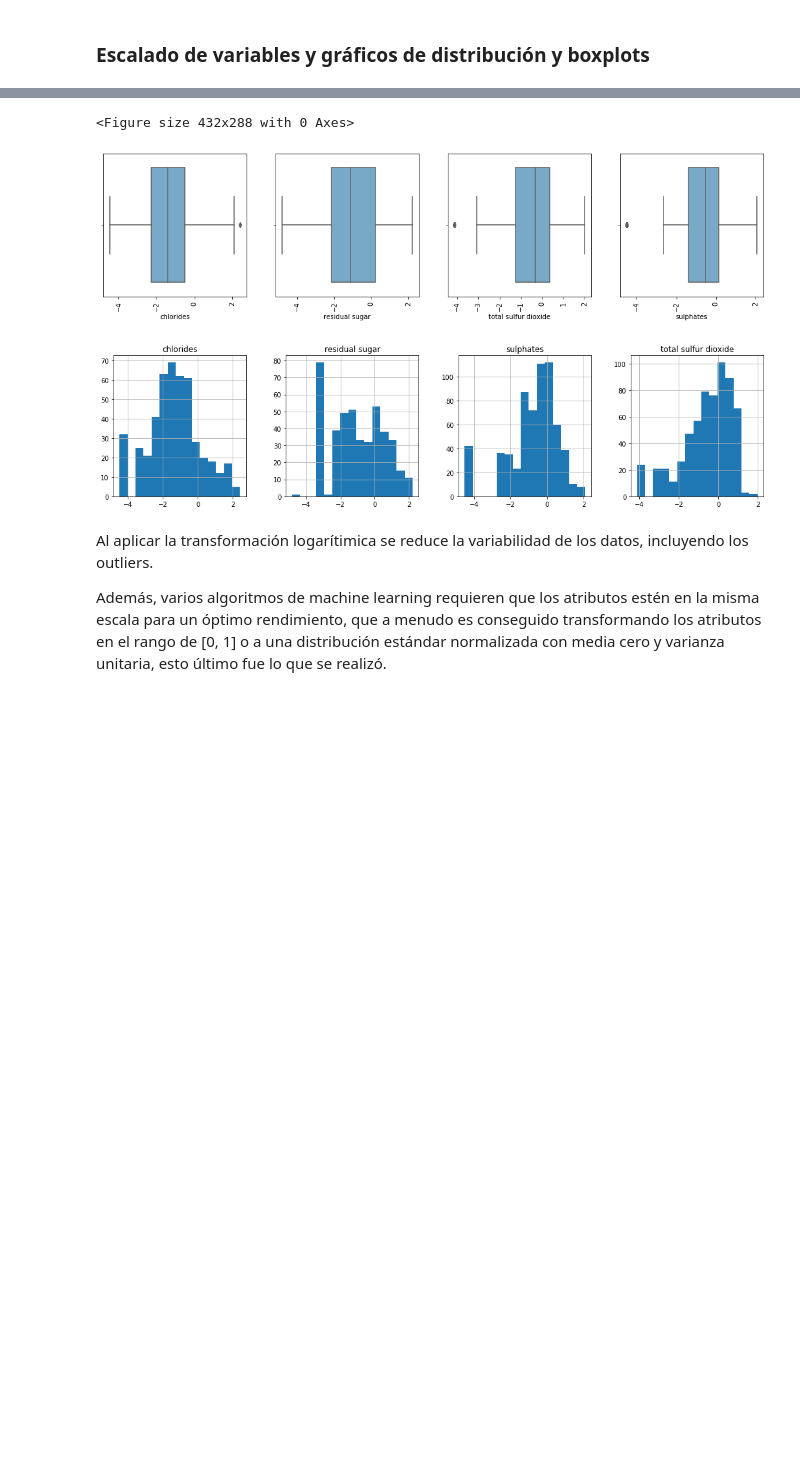
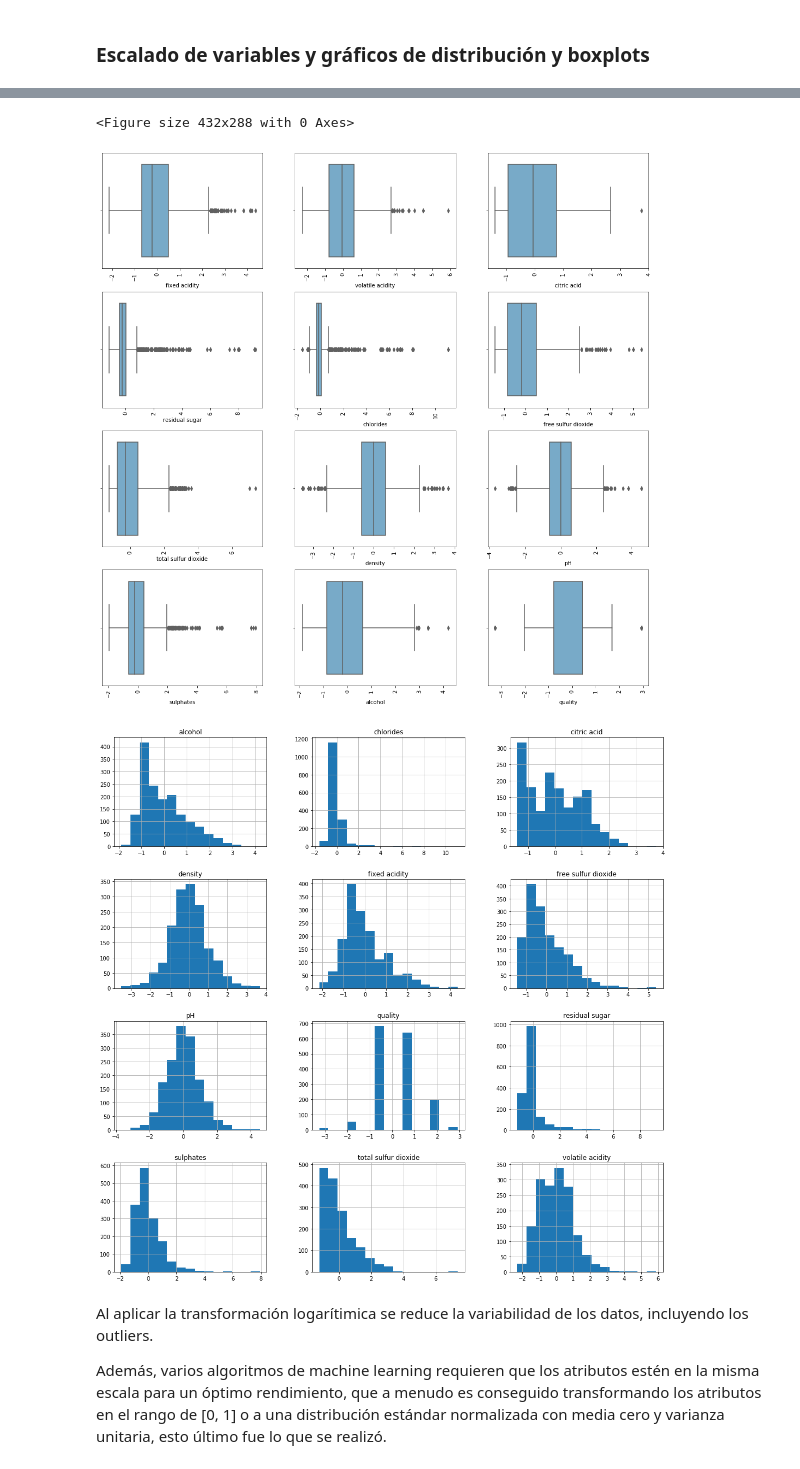
Before and after one commit to danoffn/Data-Science, a Jupyter notebook: 3 - Machine Learning/01 - Regularización/Desafio.ipynb, the cells around one changed output, grey strips where cells are left out. Cells and saved outputs as stored; diff of their text form; code cells hidden in the pictures; blank space fills up the shorter version.

```diff
--- a/3 - Machine Learning/01 - Regularización/Desafio.ipynb
+++ b/3 - Machine Learning/01 - Regularización/Desafio.ipynb
@@ -169,20 +169,20 @@ Para intentar entender como funciona la estandarización y el escalado, primero
 var_a_escalar = ["chlorides", "residual sugar", "total sulfur dioxide", "sulphates"]
 
 df_scaled = df.copy()
-df_scaled[var_a_escalar] = np.log(df[var_a_escalar])
+df_scaled[var_a_escalar] = np.log(df_scaled[var_a_escalar])
 # %%
 # Grafica boxplot y distribucion para variables escaladas
 
 display(Markdown("#### Boxplot para todas las columnas"))
 
 plt.figure()
-fig, ax = plt.subplots(1, 4, figsize=(18, 4))
-for variable, subplot in zip(var_a_escalar, ax.flatten()):
+fig, ax = plt.subplots(4, 3, figsize=(18, 18))
+for variable, subplot in zip(var_todas, ax.flatten()):
     sns.boxplot(x=df_scaled[variable], ax=subplot, palette="Blues", orient="h")
     for label in subplot.get_xticklabels():
         label.set_rotation(90)
 
-df_scaled[var_a_escalar].hist(bins=15, figsize=(18, 4), layout=(1, 4));
+df_scaled[var_todas].hist(bins=15, figsize=(18, 18), layout=(4, 3));
 # %% [output]
 #### Boxplot para todas las columnas
 <Figure size 432x288 with 0 Axes>
@@ -204,21 +193,26 @@ df_scaled[var_a_escalar] = np.log(df_scaled[var_a_escalar])
+# %%
+# Escala variables
+
+df_std = df.copy()
+df_std = pd.DataFrame(StandardScaler().fit_transform(df_std), columns = var_todas)
 # %%
 # Grafica boxplot y distribucion para variables escaladas
 
 display(Markdown("#### Boxplot para todas las columnas"))
 
 plt.figure()
-fig, ax = plt.subplots(1, 4, figsize=(18, 4))
-for variable, subplot in zip(var_a_escalar, ax.flatten()):
-    sns.boxplot(x=df_scaled[variable], ax=subplot, palette="Blues", orient="h")
+fig, ax = plt.subplots(4, 3, figsize=(18, 18))
+for variable, subplot in zip(var_todas, ax.flatten()):
+    sns.boxplot(x=df_std[variable], ax=subplot, palette="Blues", orient="h")
     for label in subplot.get_xticklabels():
         label.set_rotation(90)
 
-df_scaled[var_a_escalar].hist(bins=15, figsize=(18, 4), layout=(1, 4));
+df_std[var_todas].hist(bins=15, figsize=(18, 18), layout=(4, 3));
 # %% [output]
 #### Boxplot para todas las columnas
 <Figure size 432x288 with 0 Axes>
-[figure, old version]
+[figure, new version]
-[figure, old version]
+[figure, new version]
 # %% [markdown]
 Al aplicar la transformación logarítimica se reduce la variabilidad de los datos, incluyendo los outliers.
 
```
Also changed, not shown: parts of 15 cells of this notebook.
